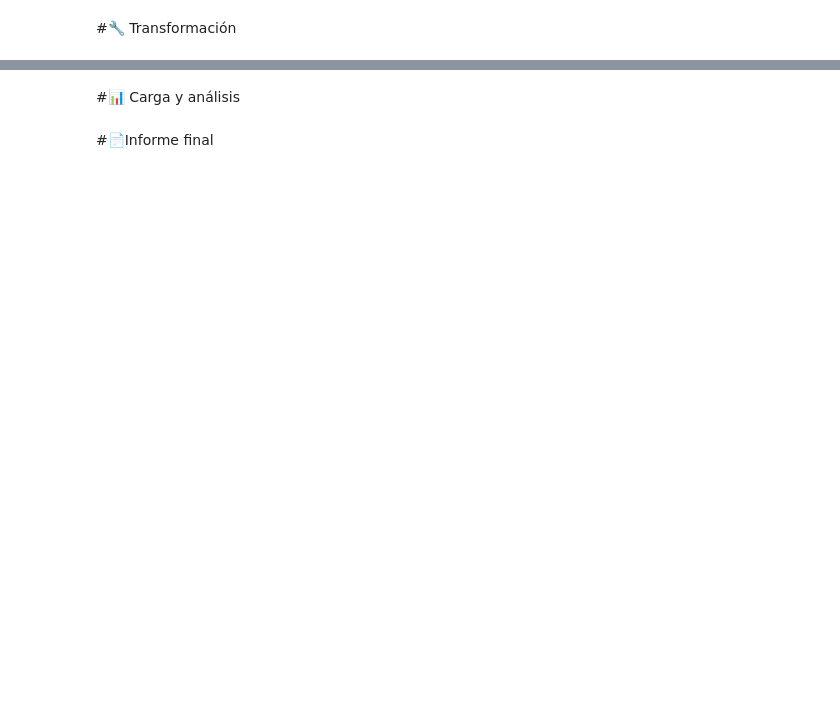
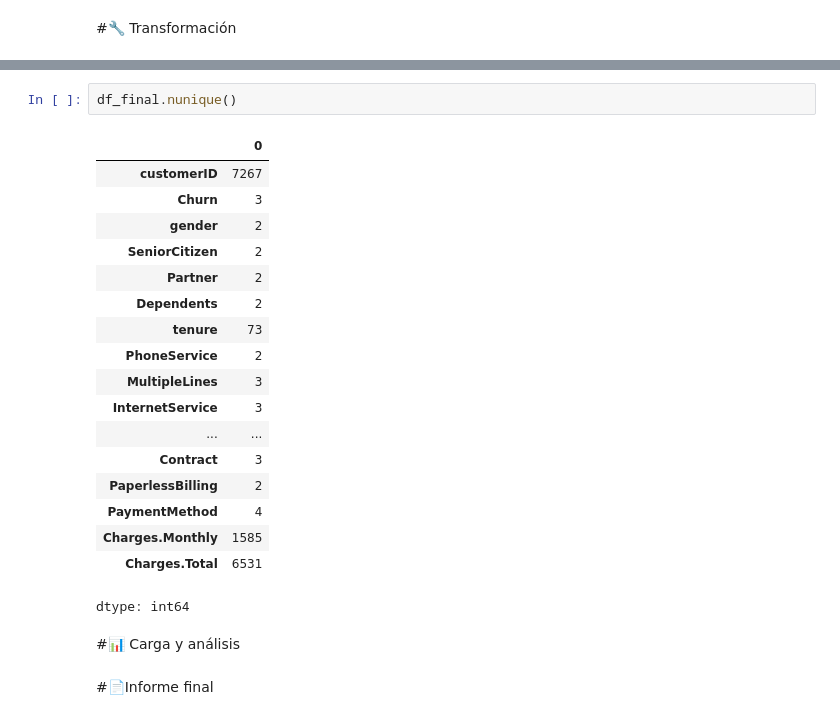
Before and after one commit to AlekJulM/TelecomX_Data-science-LATAM, a Jupyter notebook: TelecomX_LATAM.ipynb, the cells around one changed output, grey strips where cells are left out. Cells and saved outputs as stored; diff of their text form; blank space fills up the shorter version.

```diff
--- a/TelecomX_LATAM.ipynb
+++ b/TelecomX_LATAM.ipynb
@@ -33,3 +75,24 @@ pd.read_json(archivo)
+# %%
+df_final.nunique()
+# %% [output]
+|  | 0 |
+| customerID | 7267 |
+| Churn | 3 |
+| gender | 2 |
+| SeniorCitizen | 2 |
+| Partner | 2 |
+| Dependents | 2 |
+| tenure | 73 |
+| PhoneService | 2 |
+| MultipleLines | 3 |
+| InternetService | 3 |
+| ... | ... |
+| Contract | 3 |
+| PaperlessBilling | 2 |
+| PaymentMethod | 4 |
+| Charges.Monthly | 1585 |
+| Charges.Total | 6531 |
+dtype: int64
 # %% [markdown]
 #📊 Carga y análisis
 # %% [markdown]
```
Also changed, not shown: parts of 5 cells of this notebook.
